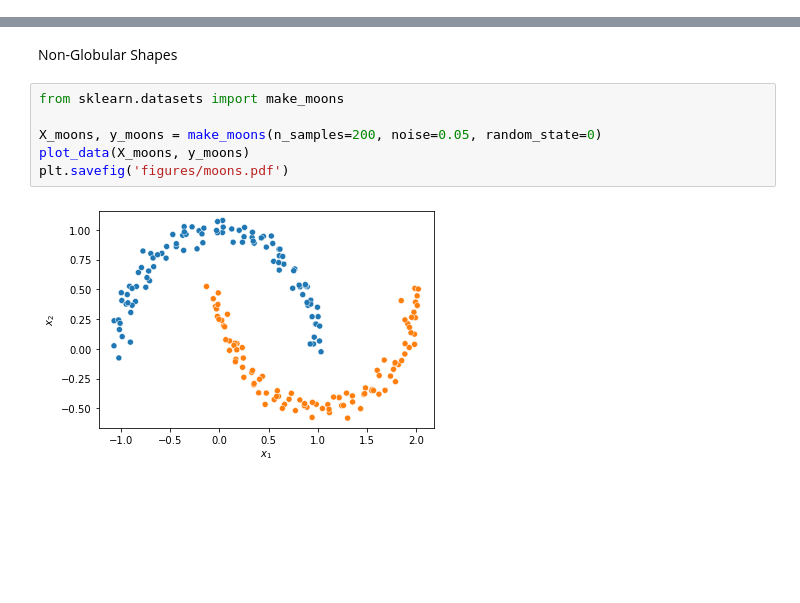
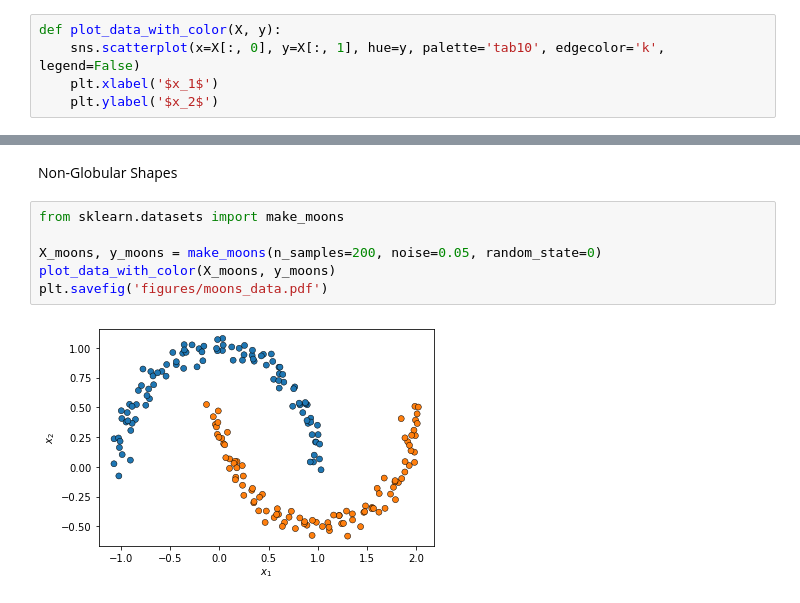
Before and after one commit to roiyeho/medium, a Jupyter notebook: kmeans/ScikitLearnKMeans.ipynb, the cells around one changed output, grey strips where cells are left out. Saved outputs shown, nothing was run; the diff lists cells and outputs as text; blank space fills up the shorter version.

```diff
--- a/kmeans/ScikitLearnKMeans.ipynb
+++ b/kmeans/ScikitLearnKMeans.ipynb
@@ -83,6 +84,11 @@ plt.savefig('figures/elbow_method.pdf')
 [figure]
 # %% [markdown]
 Kmeans Limitations
+# %%
+def plot_data_with_color(X, y):
+    sns.scatterplot(x=X[:, 0], y=X[:, 1], hue=y, palette='tab10', edgecolor='k', legend=False)
+    plt.xlabel('$x_1$')
+    plt.ylabel('$x_2$')
 # %% [markdown]
 Unevenly Sized Clusters
 # %%
@@ -120,11 +126,11 @@ Non-Globular Shapes
 # %%
 from sklearn.datasets import make_moons
 
 X_moons, y_moons = make_moons(n_samples=200, noise=0.05, random_state=0)
-plot_data(X_moons, y_moons)
-plt.savefig('figures/moons.pdf')
+plot_data_with_color(X_moons, y_moons)
+plt.savefig('figures/moons_data.pdf')
 # %% [output]
-[figure, old version]
+[figure, new version]
 # %%
 kmeans = KMeans(n_clusters=2, random_state=0)
 kmeans.fit(X_moons)
```
Also changed, not shown: parts of 10 cells of this notebook, 21 other files.
